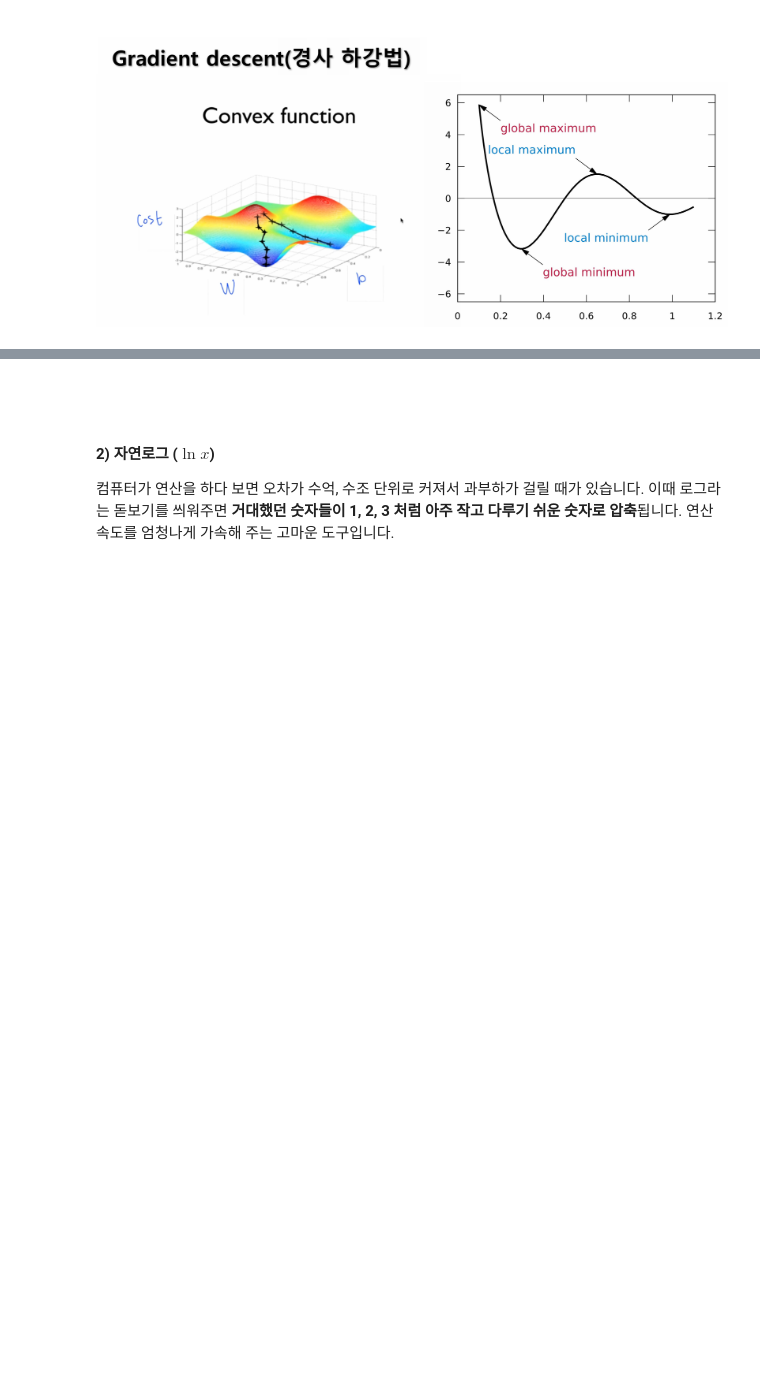
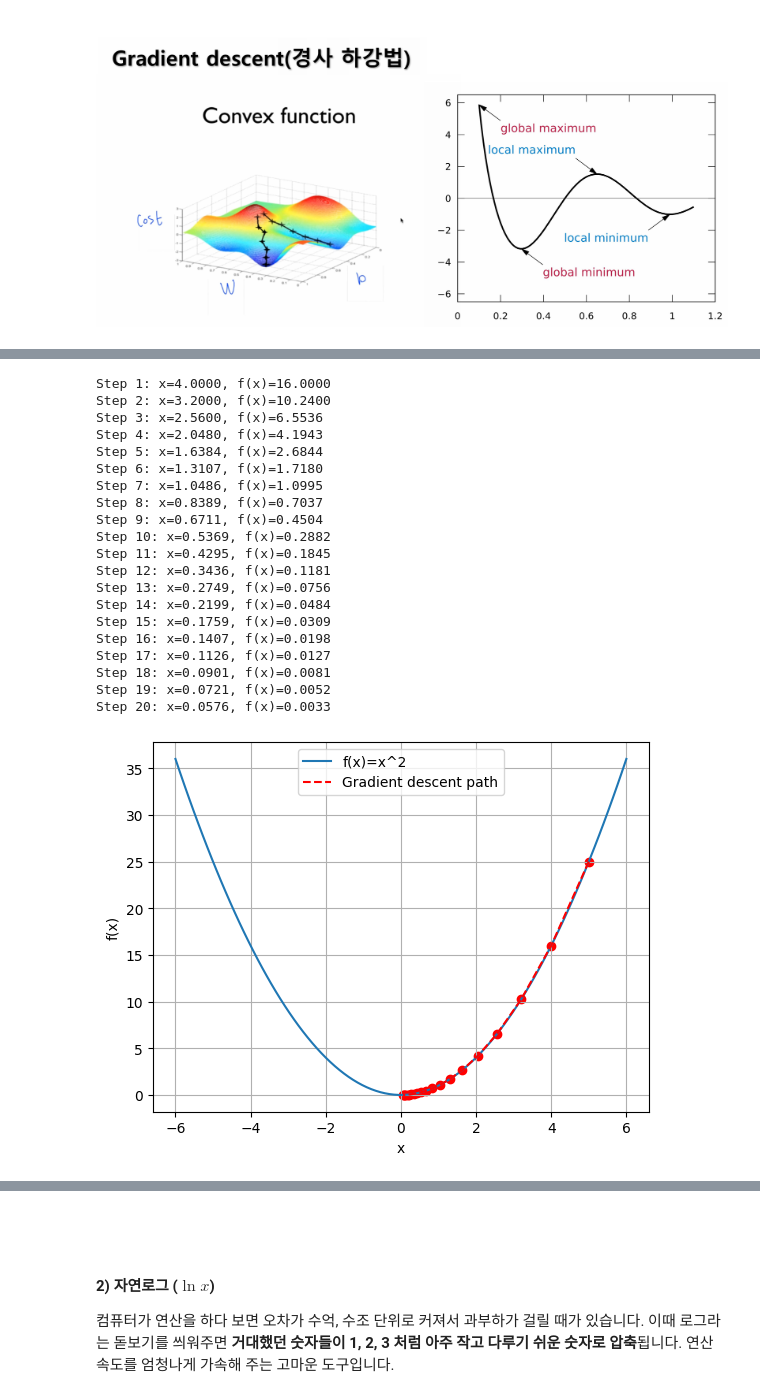
Before and after one commit to sally03915/2026-AI-Analysis-Lab, a Jupyter notebook: AI-FlowTransformation/Step1-Math/basic003_딥러닝화력조절_미분_경사하강법.ipynb, the cells around one changed output, grey strips where cells are left out. Saved outputs shown, nothing was run; the diff lists cells and outputs as text; code cells hidden in the pictures; blank space fills up the shorter version.

```diff
--- a/AI-FlowTransformation/Step1-Math/basic003_딥러닝화력조절_미분_경사하강법.ipynb
+++ b/AI-FlowTransformation/Step1-Math/basic003_딥러닝화력조절_미분_경사하강법.ipynb
@@ -80,0 +250,68 @@
+# %%
+import matplotlib.pyplot as plt
+import numpy as np
+
+# 최소화하려는 함수와 그 미분
+def f(x):
+    return x**2   # 함수 f(x)=x^2   - x=0일 때 가장 작은 값(0)
+
+def df(x):
+    return 2*x    # f(x)의 미분
+
+# 초기값과 학습률 설정
+x = 5.0           # 출발점은 x=5에서 시작
+learning_rate = 0.1   # 한 번에 얼마나 이동할지(학습률)를 0.1로 설
+
+# 기록용 리스트
+x_history = [x]
+y_history = [f(x)]
+
+# 10번 반복
+# x = x - learning_rate * df(x)   # 기울기 방향으로 이동
+#     df(x) → 현재 위치에서의 기울기(경사).
+#     learning_rate * df(x) → 한 번에 얼마나 이동할지(기울기 × 학습률).
+#     x - ... → 기울기가 양수면 왼쪽(작은 값)으로, 음수면 오른쪽(큰 값)으로 이동.
+#     즉, 현재 위치에서 기울기를 따라 조금씩 내려가는 과정
+# x = 5 - 0.1*10 = 4.0 → f(x)=16
+
+for i in range(20):
+    x = x - learning_rate * df(x)   # 기울기 방향으로 이동
+    x_history.append(x)
+    y_history.append(f(x))
+    print(f"Step {i+1}: x={x:.4f}, f(x)={f(x):.4f}")
+
+# 그래프 시각화
+x_vals = np.linspace(-6, 6, 100)
+y_vals = f(x_vals)
+
+plt.plot(x_vals, y_vals, label="f(x)=x^2")
+plt.scatter(x_history, y_history, color='red')  # 이동 경로 표시
+plt.plot(x_history, y_history, '--', color='red', label="Gradient descent path")
+
+plt.xlabel("x")
+plt.ylabel("f(x)")
+plt.legend()
+plt.grid(True)
+plt.show()
+# %% [output]
+Step 1: x=4.0000, f(x)=16.0000
+Step 2: x=3.2000, f(x)=10.2400
+Step 3: x=2.5600, f(x)=6.5536
+Step 4: x=2.0480, f(x)=4.1943
+Step 5: x=1.6384, f(x)=2.6844
+Step 6: x=1.3107, f(x)=1.7180
+Step 7: x=1.0486, f(x)=1.0995
+Step 8: x=0.8389, f(x)=0.7037
+Step 9: x=0.6711, f(x)=0.4504
+Step 10: x=0.5369, f(x)=0.2882
+Step 11: x=0.4295, f(x)=0.1845
+Step 12: x=0.3436, f(x)=0.1181
+Step 13: x=0.2749, f(x)=0.0756
+Step 14: x=0.2199, f(x)=0.0484
+Step 15: x=0.1759, f(x)=0.0309
+Step 16: x=0.1407, f(x)=0.0198
+Step 17: x=0.1126, f(x)=0.0127
+Step 18: x=0.0901, f(x)=0.0081
+Step 19: x=0.0721, f(x)=0.0052
+Step 20: x=0.0576, f(x)=0.0033
+[figure, added]
```
Also changed, not shown: parts of 22 cells of this notebook.
